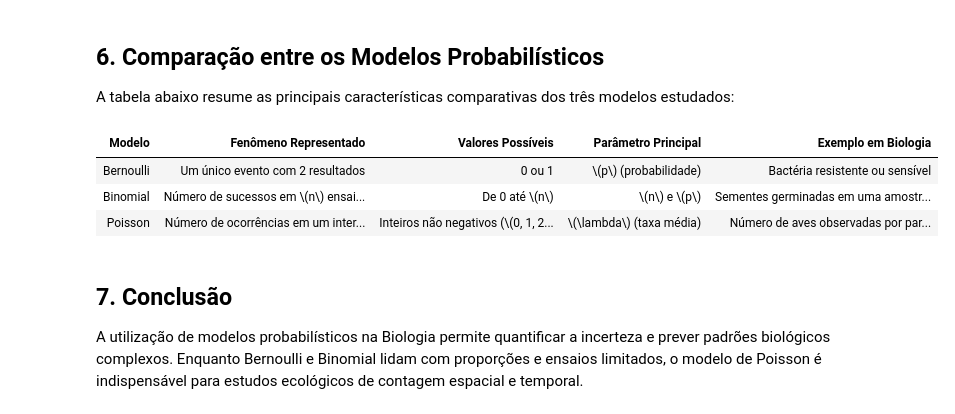
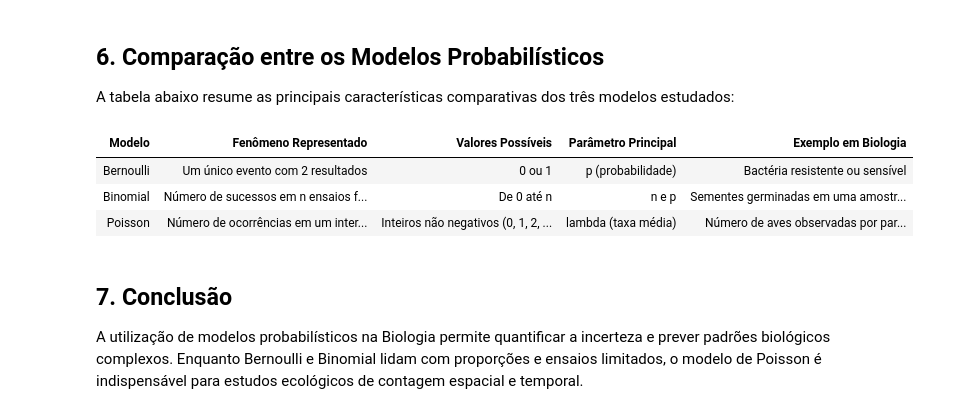
Before and after one commit to pellegreeno/Bioestat-stica-2026-, a Jupyter notebook: tarefa11_variaveis_aleatorias_biologia.ipynb, the cells around one changed output. Saved outputs shown, nothing was run; the diff lists cells and outputs as text; code cells hidden in the pictures.

```diff
--- a/tarefa11_variaveis_aleatorias_biologia.ipynb
+++ b/tarefa11_variaveis_aleatorias_biologia.ipynb
@@ -127,30 +127,32 @@ plt.show()
 
 A tabela abaixo resume as principais características comparativas dos três modelos estudados:
 # %%
+import pandas as pd
+
 # Criação de um DataFrame em Pandas para estruturar a comparação
 comparacao_df = pd.DataFrame({
     "Modelo": ["Bernoulli", "Binomial", "Poisson"],
     "Fenômeno Representado": [
         "Um único evento com 2 resultados",
-        "Número de sucessos em \(n\) ensaios fixos",
+        "Número de sucessos em n ensaios fixos",
         "Número de ocorrências em um intervalo/espaço"
     ],
-    "Valores Possíveis": ["0 ou 1", "De 0 até \(n\)", "Inteiros não negativos (\(0, 1, 2, \dots\))"],
-    "Parâmetro Principal": ["\(p\) (probabilidade)", "\(n\) e \(p\)", "\(\lambda\) (taxa média)"],
+    "Valores Possíveis": ["0 ou 1", "De 0 até n", "Inteiros não negativos (0, 1, 2, ...)"],
+    "Parâmetro Principal": ["p (probabilidade)", "n e p", "lambda (taxa média)"],
     "Exemplo em Biologia": [
         "Bactéria resistente ou sensível",
         "Sementes germinadas em uma amostra de 20",
         "Número de aves observadas por parcela"
     ]
 })
 
 # Exibição estilizada da tabela
 comparacao_df.style.hide(axis="index")
 # %% [output]
 | Modelo | Fenômeno Representado | Valores Possíveis | Parâmetro Principal | Exemplo em Biologia |
-| Bernoulli | Um único evento com 2 resultados | 0 ou 1 | \(p\) (probabilidade) | Bactéria resistente ou sensível |
-| Binomial | Número de sucessos em \(n\) ensai... | De 0 até \(n\) | \(n\) e \(p\) | Sementes germinadas em uma amostr... |
-| Poisson | Número de ocorrências em um inter... | Inteiros não negativos (\(0, 1, 2... | \(\lambda\) (taxa média) | Número de aves observadas por par... |
+| Bernoulli | Um único evento com 2 resultados | 0 ou 1 | p (probabilidade) | Bactéria resistente ou sensível |
+| Binomial | Número de sucessos em n ensaios f... | De 0 até n | n e p | Sementes germinadas em uma amostr... |
+| Poisson | Número de ocorrências em um inter... | Inteiros não negativos (0, 1, 2, ... | lambda (taxa média) | Número de aves observadas por par... |
 # %% [markdown]
 ## 7. Conclusão
 
```
Also changed, not shown: parts of 2 cells of this notebook.
